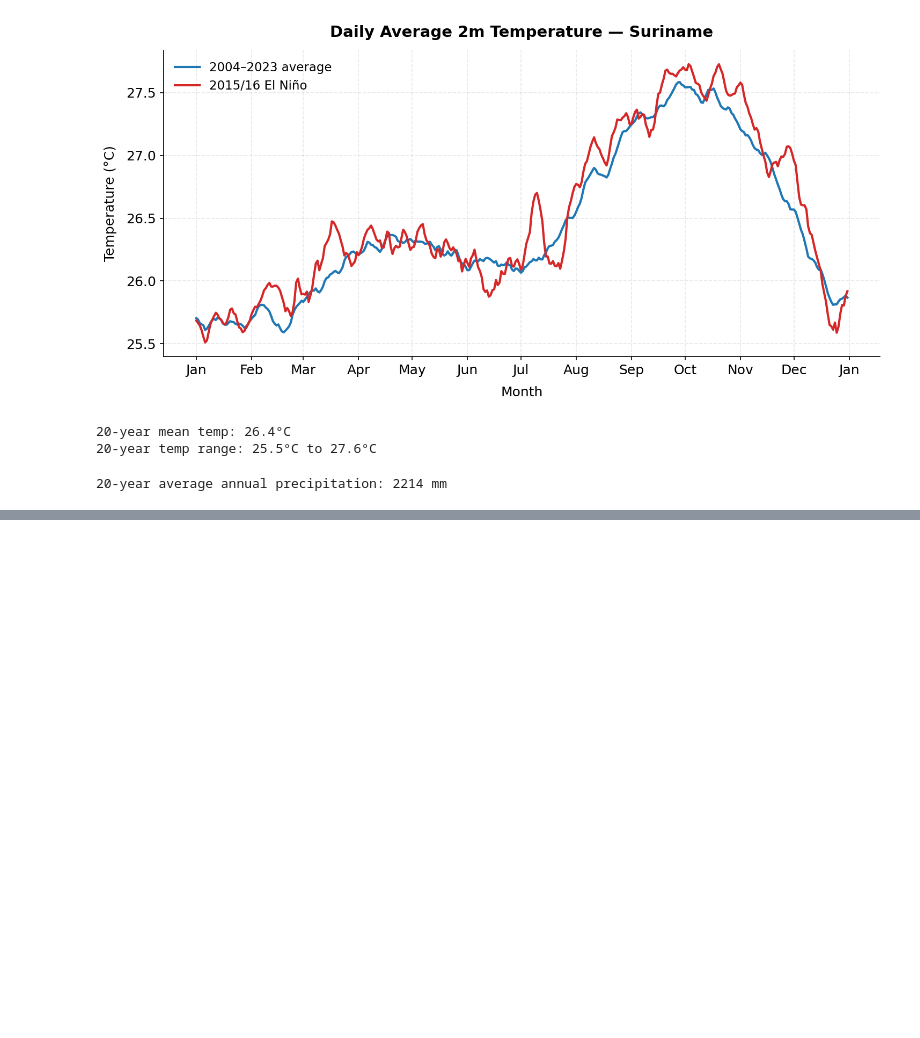
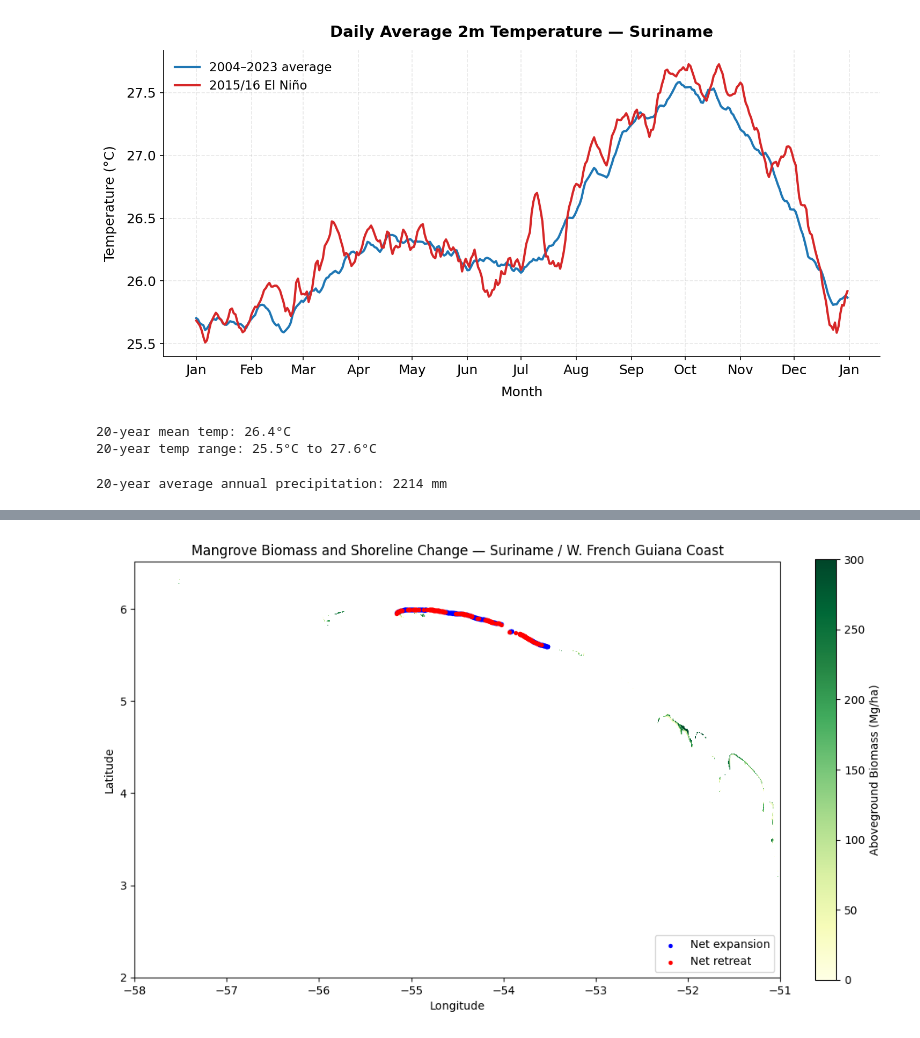
Before and after one commit to L1laBan3/Suriname-Mangrove-Project, a Jupyter notebook: InitialPlots.ipynb, the cells around one changed output, grey strips where cells are left out. Cells and saved outputs as stored; diff of their text form; code cells hidden in the pictures; blank space fills up the shorter version.

```diff
--- a/InitialPlots.ipynb
+++ b/InitialPlots.ipynb
@@ -342,0 +456,15 @@ print(f"20-year average annual precipitation: {annual_total_mm:.0f} mm")
+# %%
+# File 9 needs zone 20N; Files 10, 11, 12 need zone 21N
+file9_coords = coords[coords['FileNumber'] == 9].copy()
+file9_coords['lon'], file9_coords['lat'] = transformer_20.transform(
+    file9_coords['IntersectX'].values, file9_coords['IntersectY'].values
+)
+
+files_101112 = coords[coords['FileNumber'].isin([10, 11, 12])].copy()
+files_101112['lon'], files_101112['lat'] = transformer_21.transform(
+    files_101112['IntersectX'].values, files_101112['IntersectY'].values
+)
+
+suriname_fg = pd.concat([file9_coords, files_101112], ignore_index=True)
+print(suriname_fg.shape)
+print(suriname_fg[['FileNumber', 'lon', 'lat', 'ShorelineID', 'Difference_monthly']].head())
@@ -342,0 +479,33 @@ print(f"20-year average annual precipitation: {annual_total_mm:.0f} mm")
+# %%
+import rasterio
+import matplotlib.pyplot as plt
+import numpy as np
+
+# Load the biomass raster
+with rasterio.open("suriname_fguiana_mangrove_agb.tif") as src:
+    agb_data = src.read(1)
+    agb_extent = [src.bounds.left, src.bounds.right, src.bounds.bottom, src.bounds.top]
+    agb_data = np.where(agb_data <= 0, np.nan, agb_data)  # mask no-data/zero values
+
+fig, ax = plt.subplots(figsize=(10, 10))
+
+# Biomass as background
+im = ax.imshow(agb_data, extent=agb_extent, origin='upper', cmap='YlGn', vmin=0, vmax=300)
+cbar = plt.colorbar(im, ax=ax, label='Aboveground Biomass (Mg/ha)', fraction=0.03)
+
+# Shoreline points colored by expansion (green) vs retreat (red)
+expansion = suriname_fg[suriname_fg['Difference_monthly'] > 0]
+retreat = suriname_fg[suriname_fg['Difference_monthly'] < 0]
+
+ax.scatter(expansion['lon'], expansion['lat'], c='blue', s=8, label='Net expansion', zorder=5)
+ax.scatter(retreat['lon'], retreat['lat'], c='red', s=8, label='Net retreat', zorder=5)
+
+ax.set_xlabel('Longitude')
+ax.set_ylabel('Latitude')
+ax.set_title('Mangrove Biomass and Shoreline Change — Suriname / W. French Guiana Coast')
+ax.legend(loc='lower right')
+plt.tight_layout()
+plt.savefig('biomass_shoreline_overlay.png', dpi=200, bbox_inches='tight')
+plt.show()
+# %% [output]
+[figure, added]
```
Also changed, not shown: parts of 11 cells of this notebook, 5 other files.
